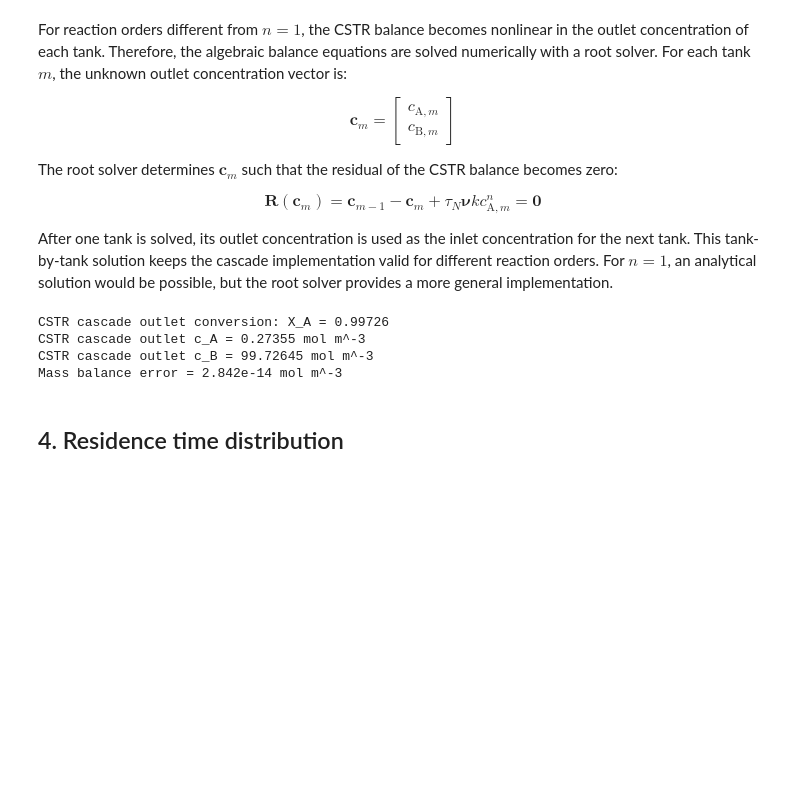
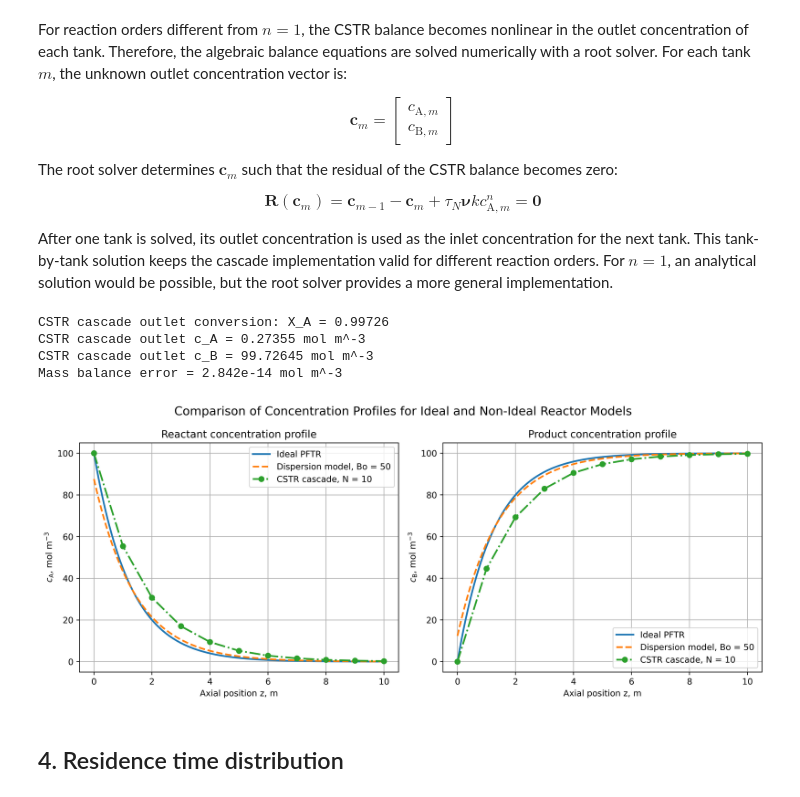
Before and after one commit to JulianStierstorfer/CRE3-Assignment-4, a Jupyter notebook: Assignment 4 Group 6.ipynb, the cells around one changed output. Drawn from its saved outputs; the diff is of its cells as text; code cells hidden in the pictures; blank space fills up the shorter version.

Commit message:
implemented dispersion model for non ideal tube

```diff
--- a/Assignment 4 Group 6.ipynb
+++ b/Assignment 4 Group 6.ipynb
@@ -926,6 +926,81 @@ CSTR cascade outlet conversion: X_A = 0.99726
 CSTR cascade outlet c_A = 0.27355 mol m^-3
 CSTR cascade outlet c_B = 99.72645 mol m^-3
 Mass balance error = 2.842e-14 mol m^-3
+# %%
+# Concentration profile comparison of ideal PFTR, non-ideal dispersion model and CSTR cascade
+
+z_cascade = np.linspace(0.0, L, N_CSTR + 1)             # equivalent axial positions, m
+
+fig, axes = plt.subplots(1, 2, figsize=(12, 5), dpi = 500)
+
+# Concentration profile of A
+axes[0].plot(
+    z_pftr,
+    c_A_pftr,
+    linewidth=2,
+    label="Ideal PFTR"
+)
+
+axes[0].plot(
+    z_disp,
+    c_A_disp,
+    linewidth=2,
+    linestyle="--",
+    label=f"Dispersion model, Bo = {Bo:.0f}"
+)
+
+axes[0].plot(
+    z_cascade,
+    c_A_cascade,
+    marker="o",
+    linestyle="-.",
+    linewidth=2,
+    label=f"CSTR cascade, N = {N_CSTR}"
+)
+
+axes[0].set_xlabel("Axial position z, m")
+axes[0].set_ylabel(r"$c_{\mathrm{A}}$, mol m$^{-3}$")
+axes[0].set_title("Reactant concentration profile")
+axes[0].grid(True)
+axes[0].legend()
+
+
+# Concentration profile of B
+axes[1].plot(
+    z_pftr,
+    c_B_pftr,
+    linewidth=2,
+    label="Ideal PFTR"
+)
+
+axes[1].plot(
+    z_disp,
+    c_B_disp,
+    linewidth=2,
+    linestyle="--",
+    label=f"Dispersion model, Bo = {Bo:.0f}"
+)
+
+axes[1].plot(
+    z_cascade,
+    c_B_cascade,
+    marker="o",
+    linestyle="-.",
+    linewidth=2,
+    label=f"CSTR cascade, N = {N_CSTR}"
+)
+
+axes[1].set_xlabel("Axial position z, m")
+axes[1].set_ylabel(r"$c_{\mathrm{B}}$, mol m$^{-3}$")
+axes[1].set_title("Product concentration profile")
+axes[1].grid(True)
+axes[1].legend()
+
+fig.suptitle("Comparison of Concentration Profiles for Ideal and Non-Ideal Reactor Models", fontsize=14)
+fig.tight_layout()
+plt.show()
+# %% [output]
+[figure, added]
 # %% [markdown]
 ## 4. Residence time distribution
 # %% [markdown]
```
Also changed, not shown: parts of 2 cells of this notebook.
